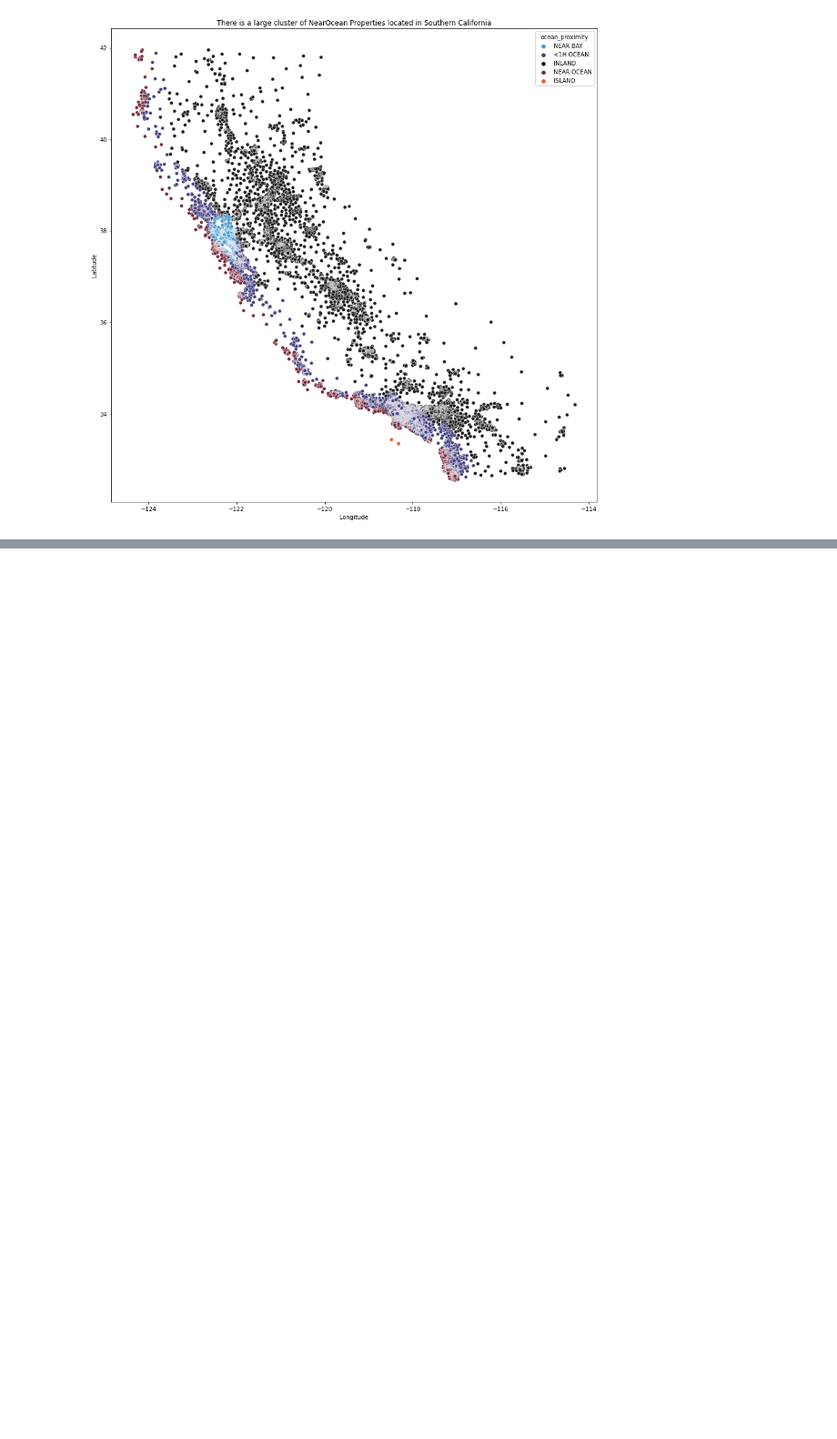
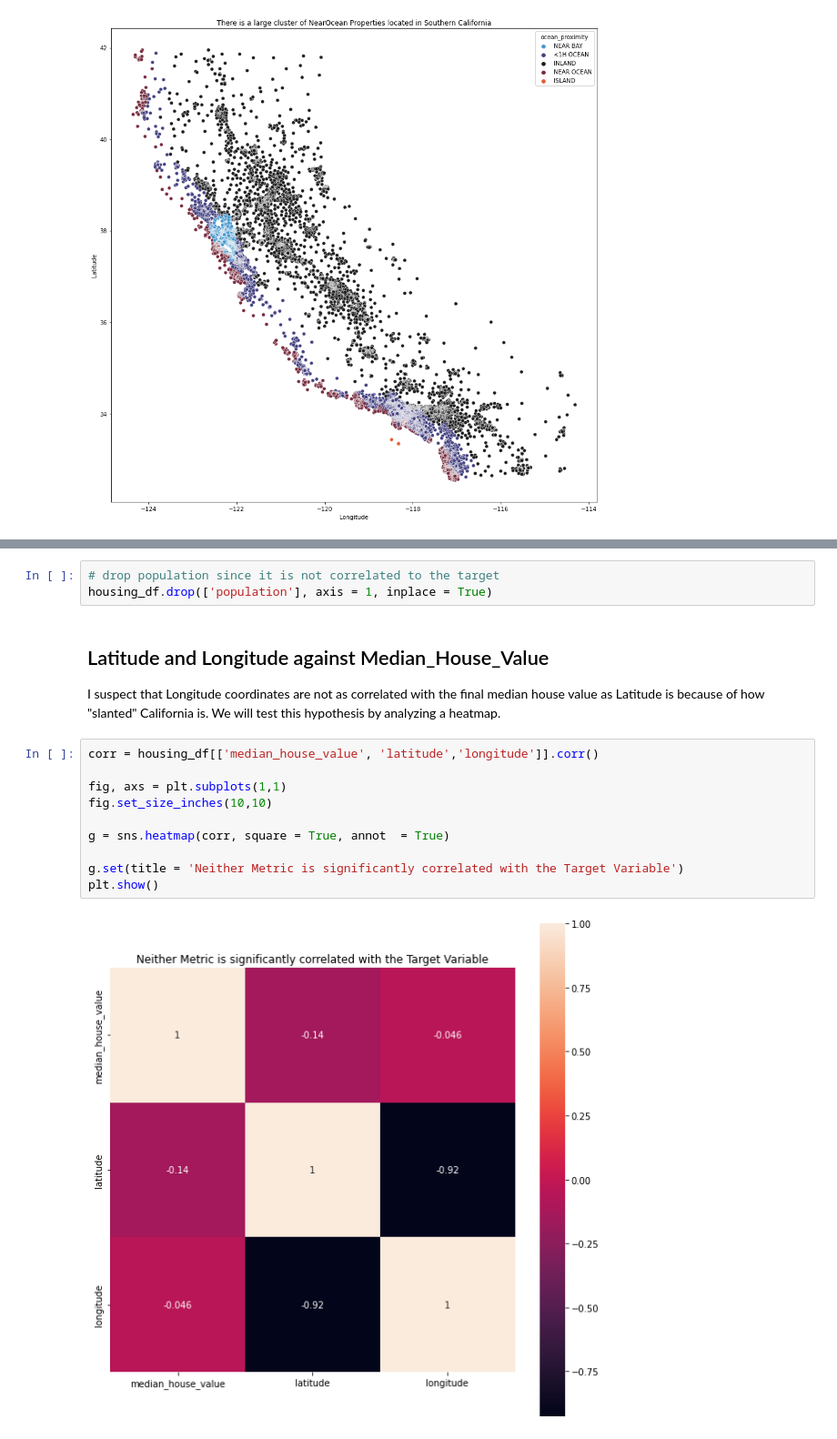
Before and after one commit to knolasco/Intro_to_ML_Course, a Jupyter notebook: Module1/California_Housing_prices.ipynb, the cells around one changed output, grey strips where cells are left out. Shown at 91% size. Drawn from its saved outputs; the diff is of its cells as text; blank space fills up the shorter version.

```diff
--- a/Module1/California_Housing_prices.ipynb
+++ b/Module1/California_Housing_prices.ipynb
@@ -127,0 +214,19 @@ plt.show()
+# %%
+# drop population since it is not correlated to the target
+housing_df.drop(['population'], axis = 1, inplace = True)
+# %% [markdown]
+## Latitude and Longitude against Median_House_Value
+
+I suspect that Longitude coordinates are not as correlated with the final median house value as Latitude is because of how "slanted" California is. We will test this hypothesis by analyzing a heatmap.
+# %%
+corr = housing_df[['median_house_value', 'latitude','longitude']].corr()
+
+fig, axs = plt.subplots(1,1)
+fig.set_size_inches(10,10)
+
+g = sns.heatmap(corr, square = True, annot  = True)
+
+g.set(title = 'Neither Metric is significantly correlated with the Target Variable')
+plt.show()
+# %% [output]
+[figure, added]
```
Also changed, not shown: parts of 19 cells of this notebook.
